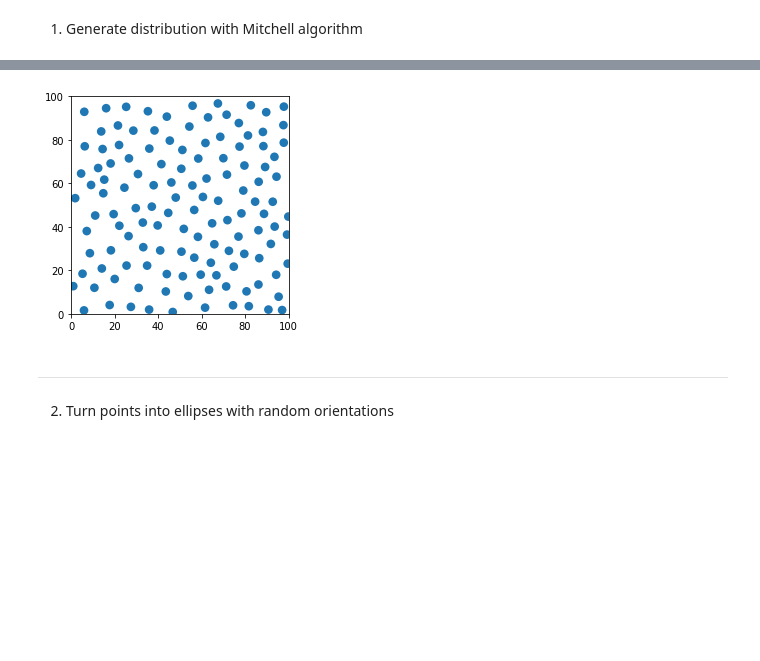
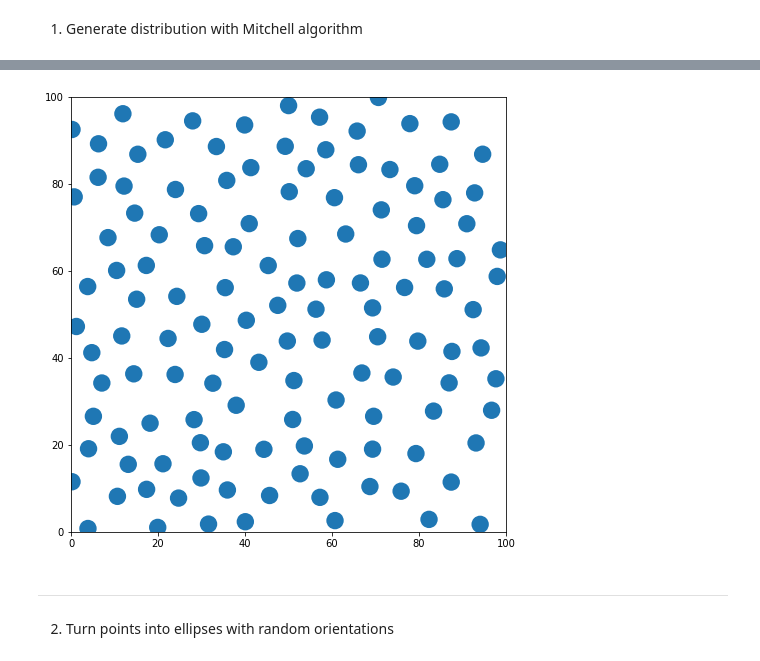
Before and after one commit to tinaaah/magistrska, a Jupyter notebook: test.ipynb, the cells around one changed output, grey strips where cells are left out. Cells and saved outputs as stored; diff of their text form; code cells hidden in the pictures; blank space fills up the shorter version.

```diff
--- a/test.ipynb
+++ b/test.ipynb
@@ -36,20 +36,20 @@ plt.show()
 dist = main.distribution(initial, grid, N)
 #display(dist.samples)
 # %%
-plt.axes()
+plt.figure(figsize=(8,8))
 
 for center in dist.samples:
     circle = plt.Circle(center, radius=r)
     plt.gca().add_patch(circle)
 
     # print(center[0], center[1], sep='\t', file=open('porazdelitev.txt', 'a'))
 
 plt.axis('scaled')
 plt.xlim(0.0, width)
 plt.ylim(0.0, height)
 plt.show()
 # %% [output]
-[figure, old version]
+[figure, new version]
 # %% [markdown]
 ____
 2. Turn points into ellipses with random orientations
```
Also changed, not shown: parts of 8 cells of this notebook, 2 other files.
